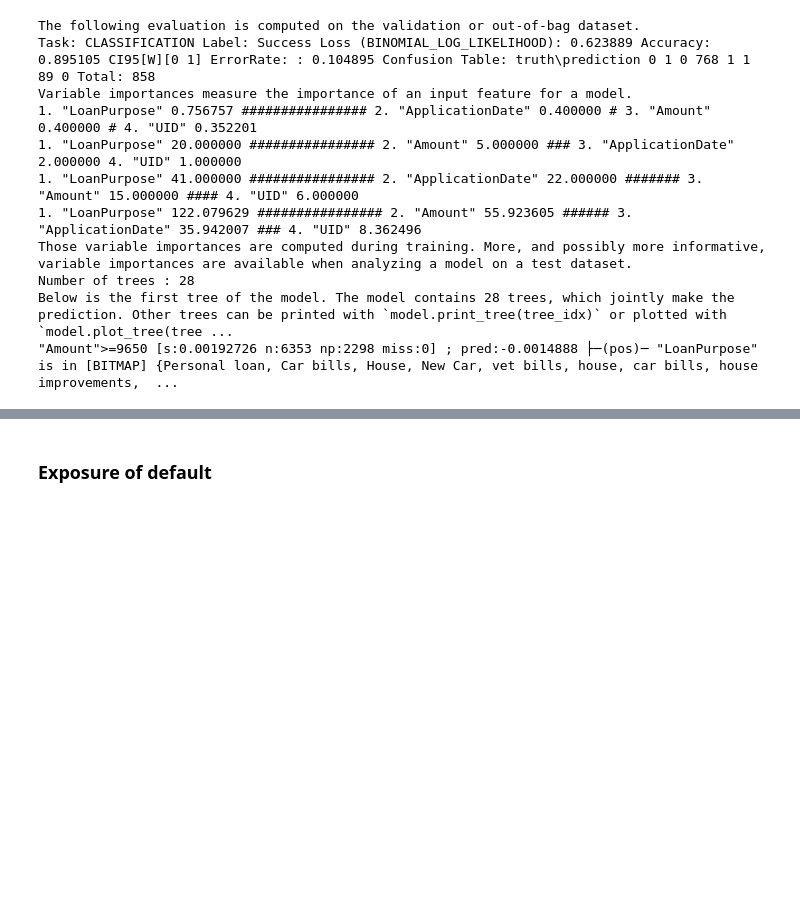
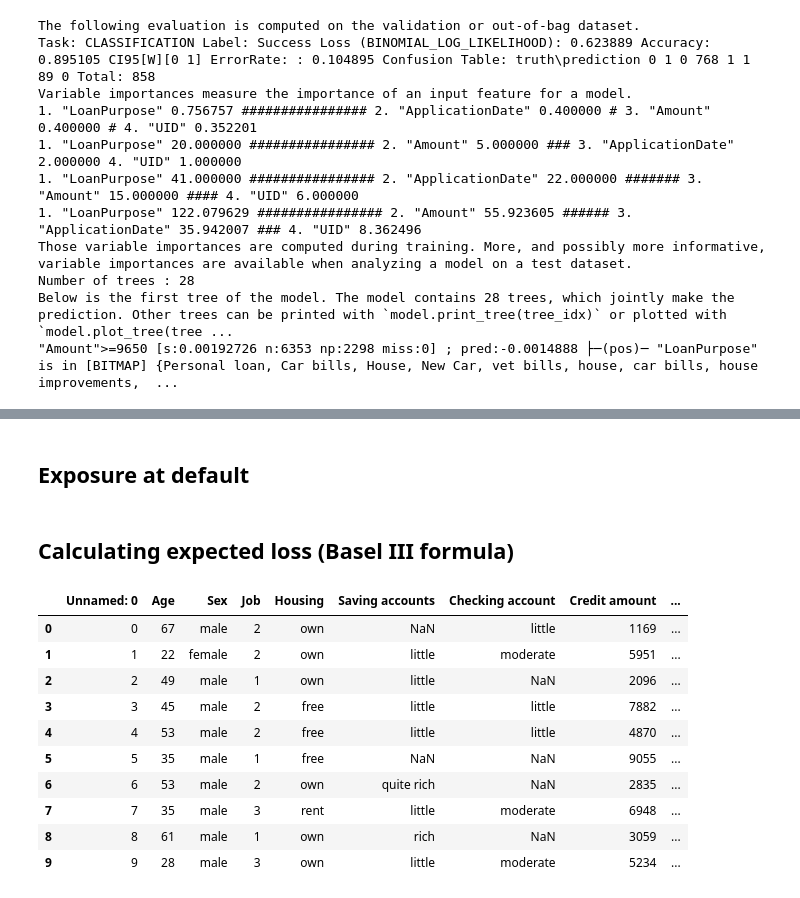
Before and after one commit to oliszymanski/loan-risk-prediction, a Jupyter notebook: notebooks/basel_3_implementation.ipynb, the cells around one changed output, grey strips where cells are left out. Drawn from its saved outputs; the diff is of its cells as text; code cells hidden in the pictures; blank space fills up the shorter version.

Commit message:
add: (2/3) fuly calculated EL and additional changes (model tuning in future)

```diff
--- a/notebooks/basel_3_implementation.ipynb
+++ b/notebooks/basel_3_implementation.ipynb
@@ -9,0 +31,6 @@ import ydf
+# %%
+X = dataset.drop(columns='Risk')
+y = dataset['Risk']
+
+print(f'X = {X}\n')
+print(f'y ={y}')
@@ -10,8 +55,3 @@ import ydf
 # %%
-dataset = pd.read_csv('german_credit_data.csv')
-
-X = dataset[[ 'UID', 'ApplicationDate', 'Amount', 'Term', 'EmploymentType', 'LoanPurpose']]
-y = dataset['Success']
-
 X_train, X_test, y_train, y_test = train_test_split(X, y, test_size=0.2, train_size=0.8)
 # %% [markdown]
@@ -19,6 +59,10 @@ X_train, X_test, y_train, y_test = train_test_split(X, y, test_size=0.2, train_s
 # %% [markdown]
 ### Probability by default
 # %%
-model = ydf.GradientBoostedTreesLearner(label="Success").train(dataset) # without tuner
-model.describe()
+PDmodel = ydf.GradientBoostedTreesLearner(
+    label="Risk",
+    num_trees=145,
+    early_stopping_num_trees_look_ahead=1000
+).train(dataset)
+PDmodel.describe()
 # %% [output]
@@ -101,2 +183,40 @@ Below is the first tree of the model. The model contains 28 trees, which jointly
 # %% [markdown]
-### Exposure of default
+## Exposure at default
+# %%
+def calculate_ead_col( amount_lent, duration: int, months_passed=0 ):
+
+    """
+    EAD - metric showing how much the lender can manage the loss
+    """
+
+    montly_rate = 0.11 / 12
+
+    if ( months_passed == 0 ): return amount_lent
+    # NOTE: for german_credit_data.csv this is always true as the data is from when the loans
+    # were accepted or not
+
+    return
+# %% [markdown]
+## Calculating expected loss (Basel III formula)
+# %%
+# EL = PD * LGD * EAD
+
+dataset['PD'] = PDmodel.predict( X )
+dataset['LGD'] = generate_synthetic_lgd_col( dataset )
+dataset['EAD'] = dataset.apply( lambda row: calculate_ead_col( row['Credit amount'], row['Duration']), axis=1 )
+
+dataset['expected_loss'] = dataset['PD'] * dataset['LGD'] * dataset['EAD']
+
+dataset.head(10)
+# %% [output]
+|  | Unnamed: 0 | Age | Sex | Job | Housing | Saving accounts | Checking account | Credit amount | ... |
+| 0 | 0 | 67 | male | 2 | own | NaN | little | 1169 | ... |
+| 1 | 1 | 22 | female | 2 | own | little | moderate | 5951 | ... |
+| 2 | 2 | 49 | male | 1 | own | little | NaN | 2096 | ... |
+| 3 | 3 | 45 | male | 2 | free | little | little | 7882 | ... |
+| 4 | 4 | 53 | male | 2 | free | little | little | 4870 | ... |
+| 5 | 5 | 35 | male | 1 | free | NaN | NaN | 9055 | ... |
+| 6 | 6 | 53 | male | 2 | own | quite rich | NaN | 2835 | ... |
+| 7 | 7 | 35 | male | 3 | rent | little | moderate | 6948 | ... |
+| 8 | 8 | 61 | male | 1 | own | rich | NaN | 3059 | ... |
+| 9 | 9 | 28 | male | 3 | own | little | moderate | 5234 | ... |
```
Also changed, not shown: parts of 12 cells of this notebook.
